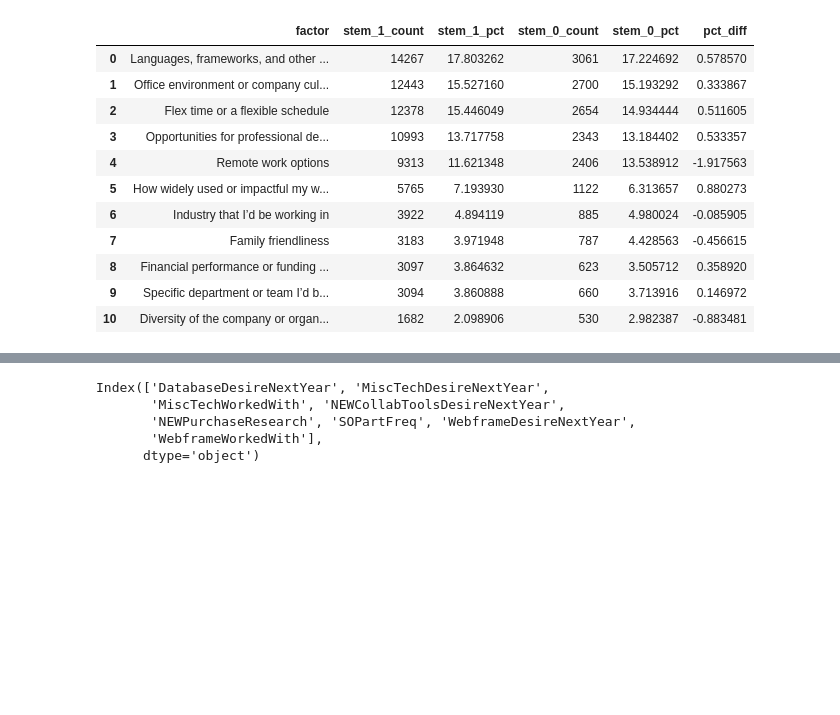
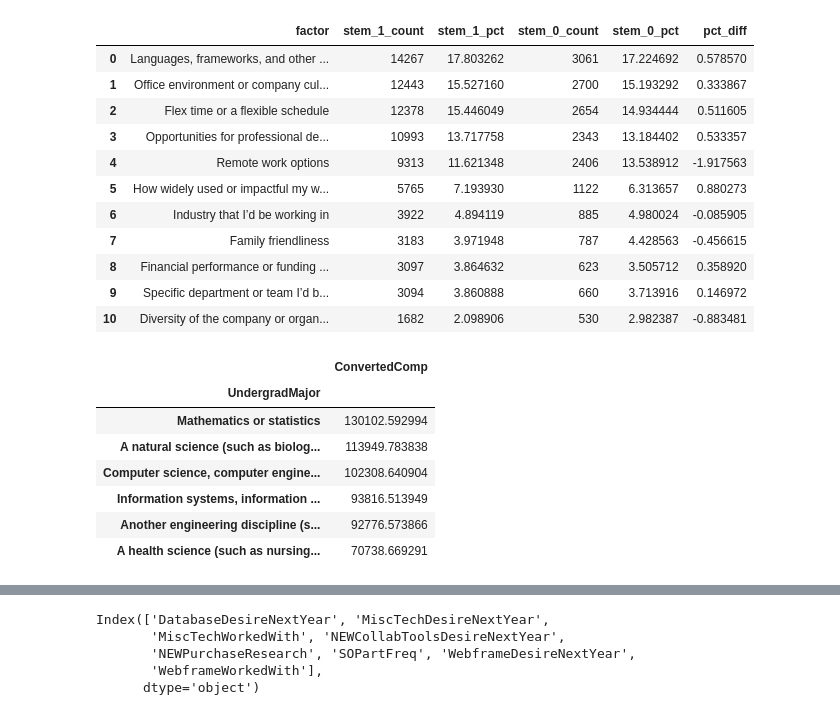
Before and after one commit to yutongwanyan98/My_Practices, a Jupyter notebook: so_survey.ipynb, the cells around one changed output, grey strips where cells are left out. Saved outputs shown, nothing was run; the diff lists cells and outputs as text; code cells hidden in the pictures; blank space fills up the shorter version.

```diff
--- a/so_survey.ipynb
+++ b/so_survey.ipynb
@@ -231,3 +231,19 @@ stem_count.style.bar(subset=['pct_diff'], align='mid', color=['#d65f5f', '#5fba7
 | 8 | Financial performance or funding ... | 3097 | 3.864632 | 623 | 3.505712 | 0.358920 |
 | 9 | Specific department or team I’d b... | 3094 | 3.860888 | 660 | 3.713916 | 0.146972 |
 | 10 | Diversity of the company or organ... | 1682 | 2.098906 | 530 | 2.982387 | -0.883481 |
+# %%
+# Do those STEM and non-STEM background developers earn different levels of compensation?
+
+stem_df = comp_2020.loc[comp_2020['STEM'] == 1]
+non_stem_df = comp_2020[comp_2020['STEM'] != 1]
+
+stem_df.groupby('UndergradMajor').agg({'ConvertedComp':'mean'}).sort_values(by = 'ConvertedComp', ascending = False)
+# %% [output]
+|  | ConvertedComp |
+| UndergradMajor |  |
+| Mathematics or statistics | 130102.592994 |
+| A natural science (such as biolog... | 113949.783838 |
+| Computer science, computer engine... | 102308.640904 |
+| Information systems, information ... | 93816.513949 |
+| Another engineering discipline (s... | 92776.573866 |
+| A health science (such as nursing... | 70738.669291 |
```
Also changed, not shown: parts of 10 cells of this notebook.
